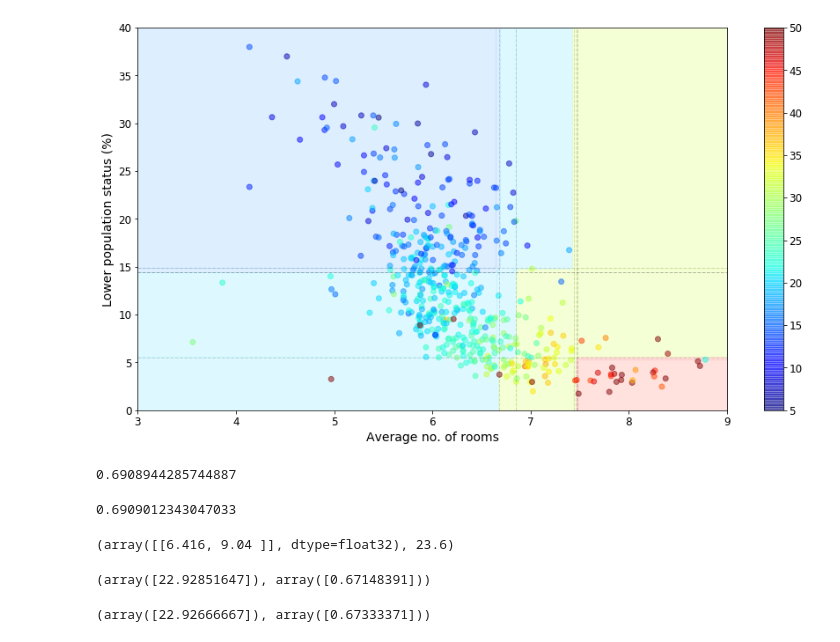
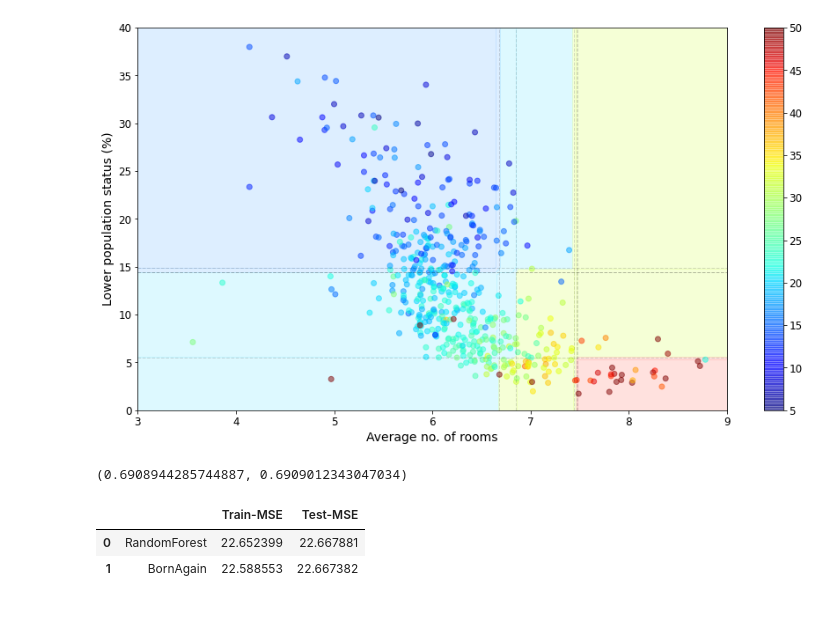
Before and after one commit to pedrosbmartins/tiny-ba-trees, a Jupyter notebook: notebooks/Regression.ipynb, the cells around one changed output. Drawn from its saved outputs; the diff is of its cells as text; code cells hidden in the pictures; blank space fills up the shorter version.

```diff
--- a/Regression.ipynb
+++ b/notebooks/Regression.ipynb
@@ -156,29 +155,34 @@ axs.plot([3, 9], [14.92, 14.92], "k--", linewidth=1, alpha=0.15)
 [<matplotlib.lines.Line2D at 0x...>]
 [figure]
 # %%
-rforest_reg.score(X_test, y_test)
+rforest_reg.score(X_test, y_test), py_born_again.score(X_test, y_test)
 # %% [output]
-0.6908944285744887
+(0.6908944285744887, 0.6909012343047034)
-# %%
-py_born_again.score(X_test, y_test)
-# %% [output]
-0.6909012343047033
-# %%
-X_new = X_test[0].reshape(1, -1)
-y_new = y_test[0]
-
-X_new, y_new
-# %% [output]
-(array([[6.416, 9.04 ]], dtype=float32), 23.6)
-# %%
-forest_pred = rforest_reg.predict(X_new)
-
-forest_pred, np.abs(forest_pred - y_new)
-# %% [output]
-(array([22.92851647]), array([0.67148391]))
-# %%
-ba_pred = py_born_again.predict(X_new)
-
-ba_pred, np.abs(ba_pred - y_new)
-# %% [output]
-(array([22.92666667]), array([0.67333371]))
+# %%
+import pandas as pd
+from sklearn.metrics import mean_squared_error
+
+rf_test_pred = rforest_reg.predict(X_test)
+rf_train_pred = rforest_reg.predict(X_train)
+report_rf = mean_squared_error(y_test, rf_test_pred)
+report_rf_train = mean_squared_error(y_train, rf_train_pred)
+
+ba_test_pred = py_born_again.predict(X_test)
+ba_train_pred = py_born_again.predict(X_train)
+report_ba = mean_squared_error(y_test, ba_test_pred)
+report_ba_train = mean_squared_error(y_train, ba_train_pred)
+
+df = {' ': [], 'Train-MSE': [], 'Test-MSE': []}
+def add_report(df, method, train_stat, test_stat):
+    df[' '].append(method)
+    df['Train-MSE'].append(train_stat)
+    df['Test-MSE'].append(test_stat)
+
+add_report(df, 'RandomForest', report_rf_train, report_rf)
+add_report(df, 'BornAgain', report_ba_train, report_ba)
+
+pd.DataFrame(data=df, index=None)
+# %% [output]
+|  |  | Train-MSE | Test-MSE |
+| 0 | RandomForest | 22.652399 | 22.667881 |
+| 1 | BornAgain | 22.588553 | 22.667382 |
```
Also changed, not shown: parts of 2 cells of this notebook, 11 other files.
